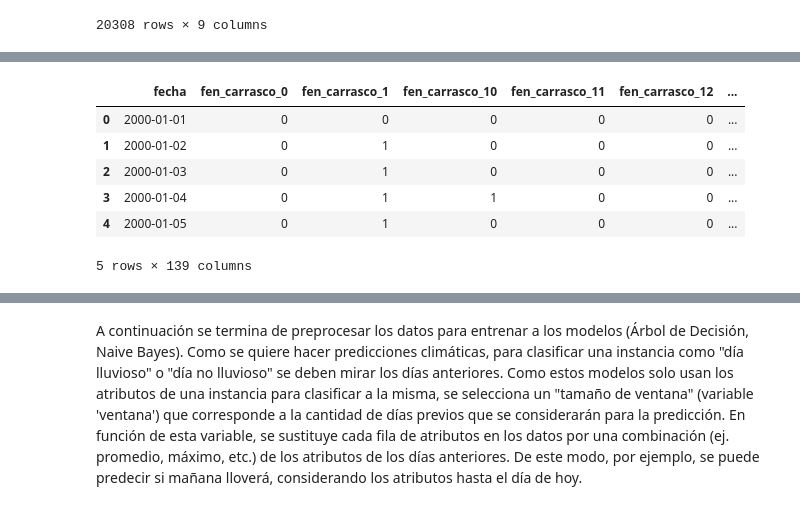
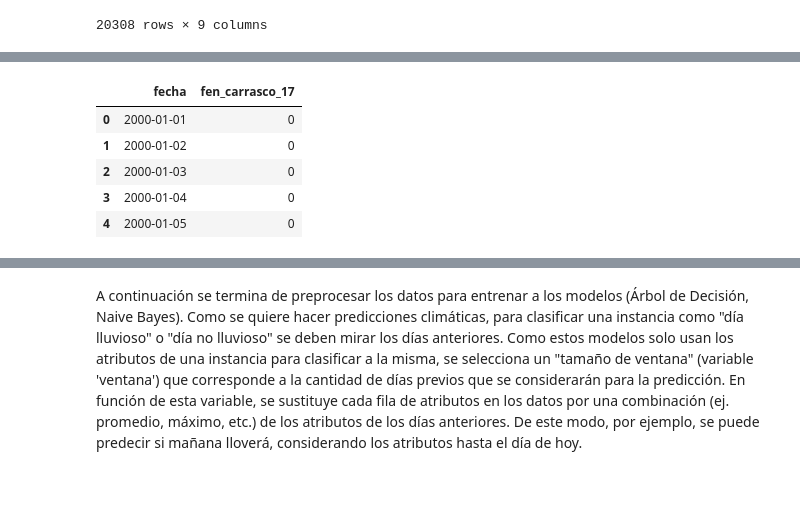
Before and after one commit to Ezequiel-Capo/MachineLearningLab, a Jupyter notebook: LAB1/Script/preprocesamiento.ipynb, the cells around one changed output, grey strips where cells are left out. Drawn from its saved outputs; the diff is of its cells as text; code cells hidden in the pictures.

```diff
--- a/LAB1/Script/preprocesamiento.ipynb
+++ b/LAB1/Script/preprocesamiento.ipynb
@@ -260,40 +256,42 @@ df_vis.head()
 # %%
 # ===== Fenomenos.csv =====
 
 df_fen = dataframes["Fenomenos"]
 
 df_fen = df_fen.rename(columns={
     "Fecha/hora": "fecha",
     "FenomenosCarrasco ": "fen_carrasco",
     "FenomenosSalto ": "fen_salto"
 })
 df_fen = df_fen.drop(columns=["Unnamed: 3", "Unnamed: 4"], axis=1)
 
 df_fen["fecha"] = df_fen["fecha"].astype(str).str.split(" ").str[0]
 df_fen["fecha"] = pd.to_datetime(df_fen["fecha"], dayfirst=True, errors="coerce")
 
 df_carr = df_fen[["fecha", "fen_carrasco"]].copy()
 df_carr["fen_carrasco"] = df_carr["fen_carrasco"].fillna(0).astype(int).astype(str)  # 0 = sin fenómeno
 df_carr = pd.get_dummies(df_carr, columns=["fen_carrasco"])
 
 df_salto = df_fen[["fecha", "fen_salto"]].copy()
 df_salto["fen_salto"] = df_salto["fen_salto"].fillna(0).astype(int).astype(str)
 df_salto = pd.get_dummies(df_salto, columns=["fen_salto"])
 
 df_carr_daily = df_carr.groupby("fecha").sum().clip(upper=1).reset_index()
 df_salto_daily = df_salto.groupby("fecha").sum().clip(upper=1).reset_index()
 
 df_fen = pd.merge(df_carr_daily, df_salto_daily, on="fecha", how="outer")
 
+# De todo el dataframe final solo dejamos fecha y la columna de interés
+df_fen = df_fen[["fecha", "fen_carrasco_17"]]
+
 df_fen.head()
 # %% [output]
-|  | fecha | fen_carrasco_0 | fen_carrasco_1 | fen_carrasco_10 | fen_carrasco_11 | fen_carrasco_12 | ... |
-| 0 | 2000-01-01 | 0 | 0 | 0 | 0 | 0 | ... |
-| 1 | 2000-01-02 | 0 | 1 | 0 | 0 | 0 | ... |
-| 2 | 2000-01-03 | 0 | 1 | 0 | 0 | 0 | ... |
-| 3 | 2000-01-04 | 0 | 1 | 1 | 0 | 0 | ... |
-| 4 | 2000-01-05 | 0 | 1 | 0 | 0 | 0 | ... |
+|  | fecha | fen_carrasco_17 |
+| 0 | 2000-01-01 | 0 |
+| 1 | 2000-01-02 | 0 |
+| 2 | 2000-01-03 | 0 |
+| 3 | 2000-01-04 | 0 |
+| 4 | 2000-01-05 | 0 |
-5 rows × 139 columns
 # %%
 # Merge de dataset procesados
 
```
Also changed, not shown: parts of 4 cells of this notebook, 21 other files.
